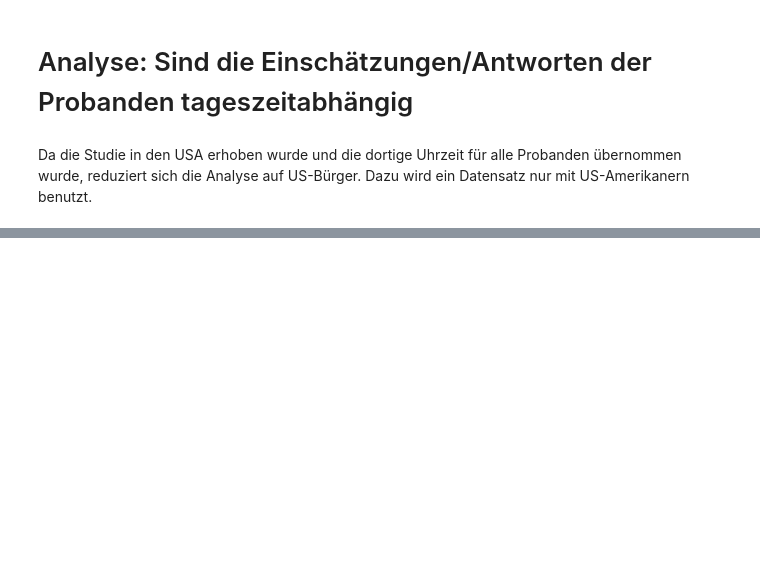
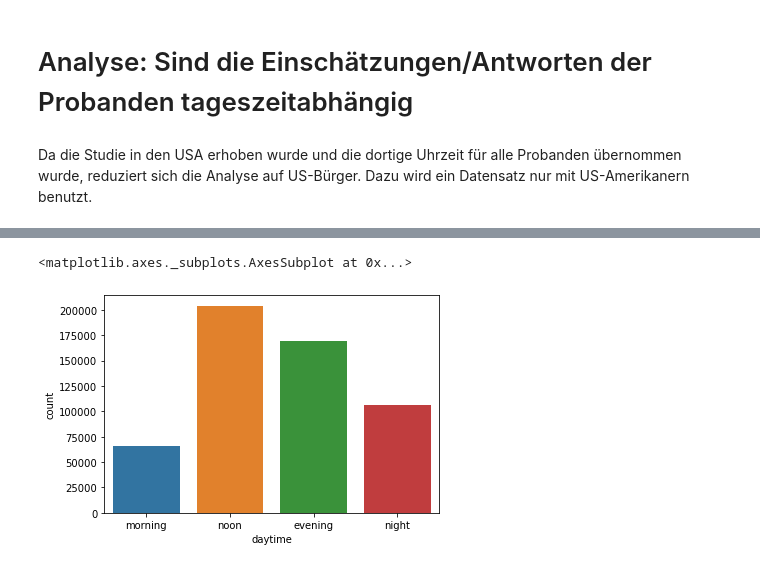
Before and after one commit to marvin2311/BigFive_Personality_Analysis, a Jupyter notebook: Part_Marco.ipynb, the cells around one changed output, grey strips where cells are left out. Cells and saved outputs as stored; diff of their text form; code cells hidden in the pictures; blank space fills up the shorter version.

```diff
--- a/Part_Marco.ipynb
+++ b/Part_Marco.ipynb
@@ -158,0 +281,9 @@ daytime_categories = ['morgens', 'nach-(mittags)', 'abends', 'nachts']
+# %%
+#clustering the new time column in the categories 'morning', 'noon', 'evening', 'night'
+
+
+intervals = [0,6,12,18,24]
+daytime_categories = ['morning', 'noon', 'evening', 'night']
+
+Dataset_USA['daytime'] = pd.cut(x= Dataset_USA['time'], bins = intervals, labels = daytime_categories, include_lowest = True)
+Dataset_USA.head(10)
@@ -158,0 +308,6 @@ daytime_categories = ['morgens', 'nach-(mittags)', 'abends', 'nachts']
+# %%
+#visualize the different categories in daytime
+sns.countplot(data = Dataset_USA, x = Dataset_USA['daytime'])
+# %% [output]
+<matplotlib.axes._subplots.AxesSubplot at 0x...>
+[figure, added]
```
Also changed, not shown: parts of 22 cells of this notebook.
